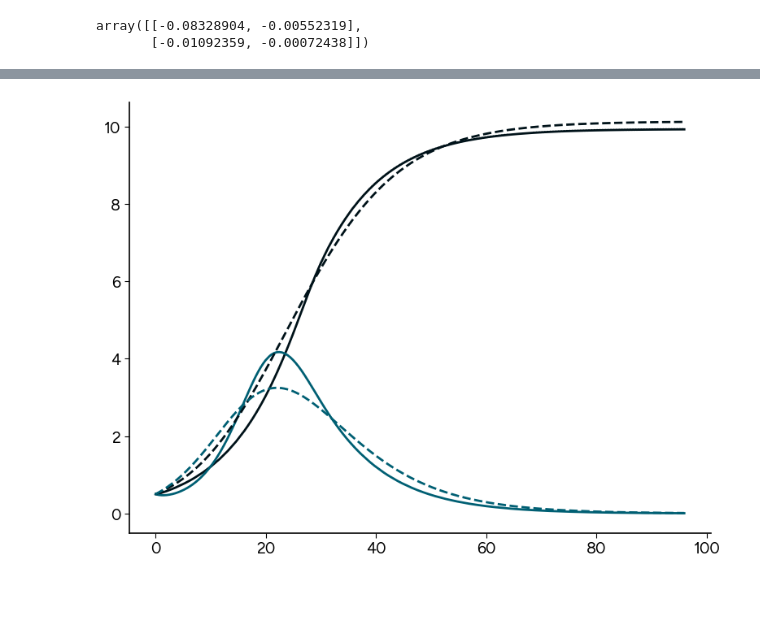
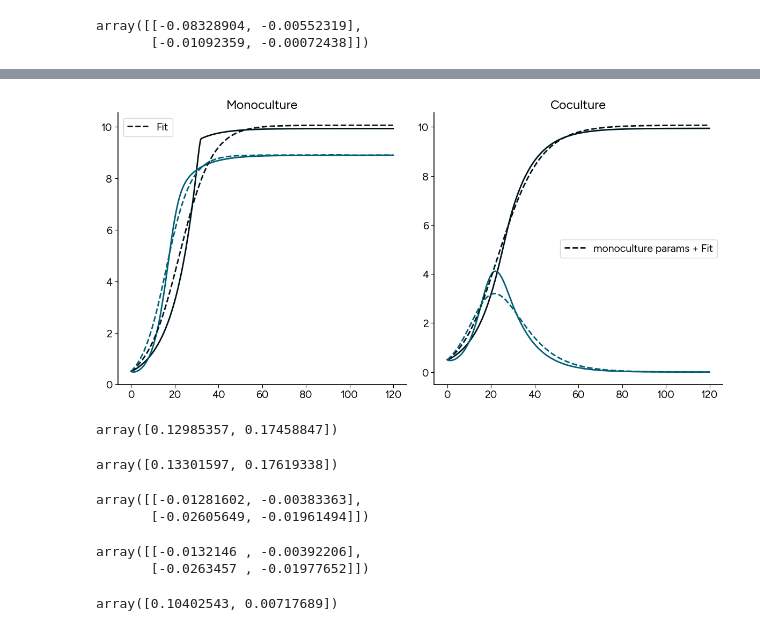
Before and after one commit to prajwalp/OE-dilutions, a Jupyter notebook: coexistence_interactions.ipynb, the cells around one changed output, grey strips where cells are left out. Cells and saved outputs as stored; diff of their text form; code cells hidden in the pictures; blank space fills up the shorter version.

```diff
--- a/coexistence_interactions.ipynb
+++ b/coexistence_interactions.ipynb
@@ -308,12 +328,53 @@ a12fit,a21fit = coculture_lsqsq.x
+# %%
+glv_interaction_matrix = np.array([[a11fit,a12fit],[a21fit,a22fit]])
+glv_growth_matrix = np.array([g1fit,g2fit])
 # %%
-sim_glv = integrate.solve_ivp(glv_rhs,[0,chemostat_times[-1]],np.array([y1/2,y2/2]),args=(growth,np.array([[a11fit,a12fit],[a21fit,a22fit]]),),t_eval=chemostat_times)
+sim_glv_coculture = integrate.solve_ivp(glv_rhs,[0,chemostat_times[-1]],np.array([y1/2,y2/2]),args=(glv_growth_matrix,glv_interaction_matrix,),t_eval=chemostat_times)
+sim_glv_sp1 = integrate.solve_ivp(glv_rhs,[0,chemostat_times[-1]],np.array([y1/2,0]),args=(glv_growth_matrix,glv_interaction_matrix,),t_eval=chemostat_times)
+sim_glv_sp2 = integrate.solve_ivp(glv_rhs,[0,chemostat_times[-1]],np.array([0,y2/2]),args=(glv_growth_matrix,glv_interaction_matrix,),t_eval=chemostat_times)
-# %%
-plt.plot(chemostat_times,chemostat_coculture_data[:,0],color="C0")
-plt.plot(chemostat_times,chemostat_coculture_data[:,1],color="C1")
-
-plt.plot(chemostat_times,sim_glv.y[0],ls="--",color="C0")
-plt.plot(chemostat_times,sim_glv.y[1],ls="--",color="C1")
-
-plt.show()
-# %% [output]
-[figure, removed]
+# %%
+fig,ax = plt.subplots(1,2,figsize=(12,6))
+
+ax[0].plot(chemostat_times,chemostat_sp1_data[:,0],color="C0")
+ax[0].plot(chemostat_times,chemostat_sp2_data[:,1],color="C1")
+ax[0].plot(chemostat_times,sim_glv_sp1.y[0],ls="--",color="C0",label="Fit")
+ax[0].plot(chemostat_times,sim_glv_sp2.y[1],ls="--",color="C1")
+
+ax[0].legend()
+ax[0].set_title("Monoculture")
+
+ax[1].plot(chemostat_times,chemostat_coculture_data[:,0],color="C0")
+ax[1].plot(chemostat_times,chemostat_coculture_data[:,1],color="C1")
+
+ax[1].plot(chemostat_times,sim_glv_coculture.y[0],ls="--",color="C0",label="monoculture params + Fit")
+ax[1].plot(chemostat_times,sim_glv_coculture.y[1],ls="--",color="C1")
+
+ax[1].legend()
+ax[1].set_title("Coculture")
+
+
+plt.show()
+# %% [output]
+[figure, added]
+# %%
+glv_growth_matrix
+# %% [output]
+array([0.12985357, 0.17458847])
+# %%
+glv_growth_matrix
+# %% [output]
+array([0.13301597, 0.17619338])
+# %%
+-glv_interaction_matrix
+# %% [output]
+array([[-0.01281602, -0.00383363],
+       [-0.02605649, -0.01961494]])
+# %%
+-glv_interaction_matrix
+# %% [output]
+array([[-0.0132146 , -0.00392206],
+       [-0.0263457 , -0.01977652]])
+# %%
+growth_matrix[0]
+# %% [output]
+array([0.10402543, 0.00717689])
```
Also changed, not shown: parts of 13 cells of this notebook.
